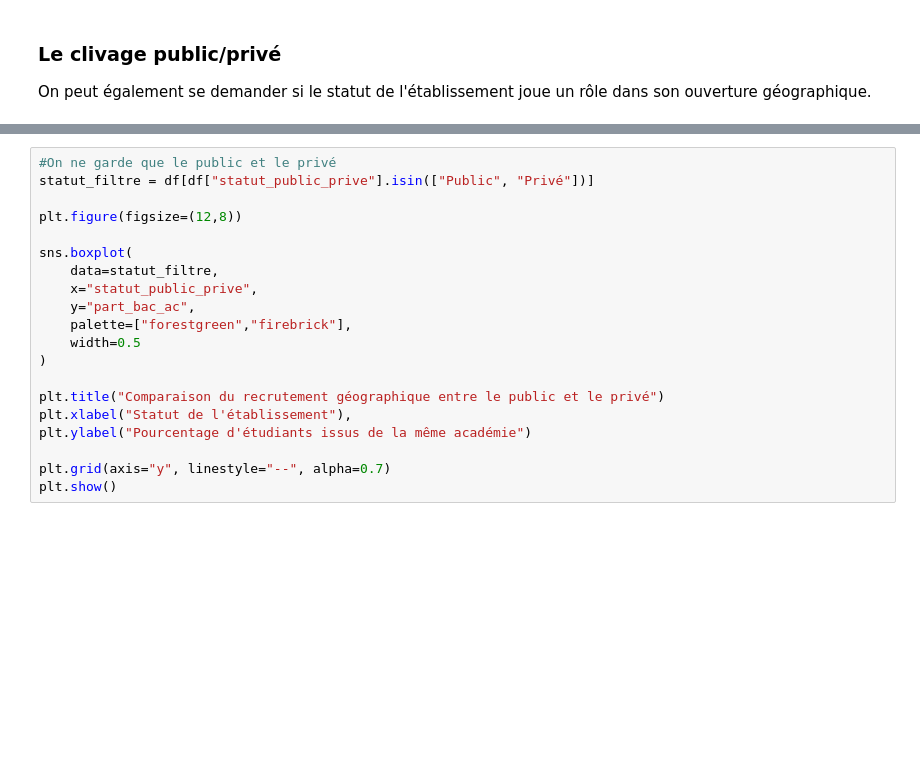
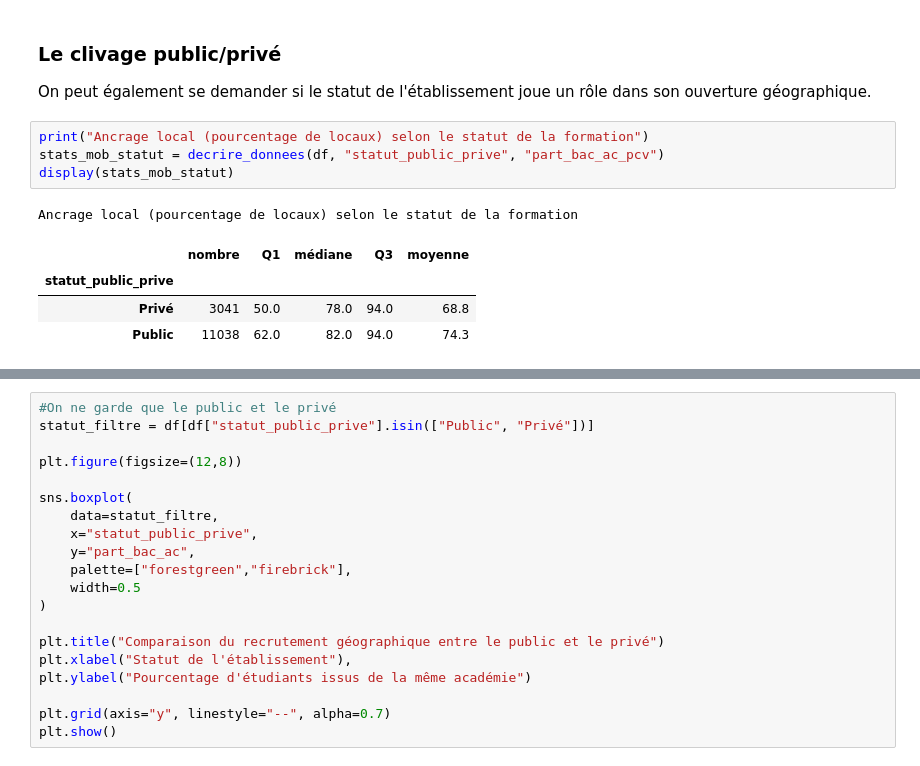
Before and after one commit to elise-m1/Projet-python-data-science, a Jupyter notebook: main.ipynb, the cells around one changed output, grey strips where cells are left out. Drawn from its saved outputs; the diff is of its cells as text; blank space fills up the shorter version.

```diff
--- a/main.ipynb
+++ b/main.ipynb
@@ -580,3 +580,13 @@ A l'opposé, on a du côté gauche du graphique des points avec un pourcentage d
 ### Le clivage public/privé
 
 On peut également se demander si le statut de l'établissement joue un rôle dans son ouverture géographique.
+# %%
+print("Ancrage local (pourcentage de locaux) selon le statut de la formation")
+stats_mob_statut = decrire_donnees(df, "statut_public_prive", "part_bac_ac_pcv")
+display(stats_mob_statut)
+# %% [output]
+Ancrage local (pourcentage de locaux) selon le statut de la formation
+|  | nombre | Q1 | médiane | Q3 | moyenne |
+| statut_public_prive |  |  |  |  |  |
+| Privé | 3041 | 50.0 | 78.0 | 94.0 | 68.8 |
+| Public | 11038 | 62.0 | 82.0 | 94.0 | 74.3 |
```
Also changed, not shown: parts of 4 cells of this notebook.
